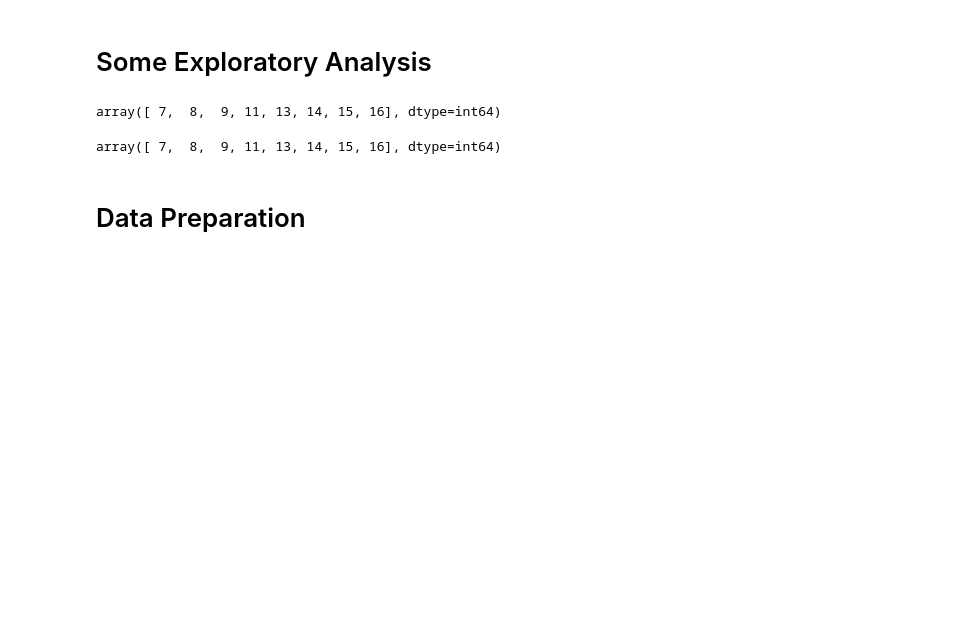
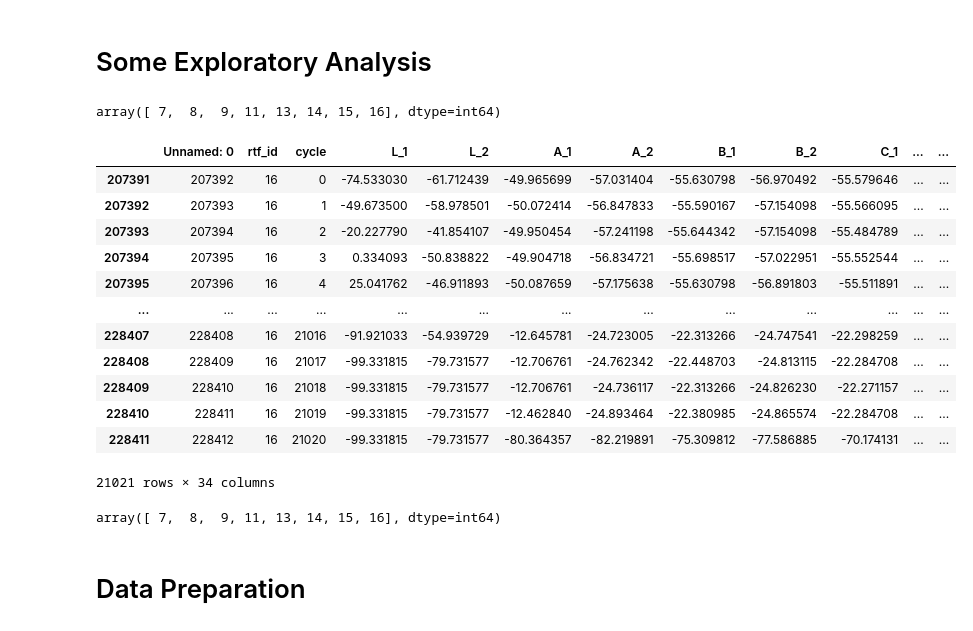
Before and after one commit to JoeZYX/AutoRUL, a Jupyter notebook: kaggel_plant.ipynb, the cells around one changed output. Cells and saved outputs as stored; diff of their text form; code cells hidden in the pictures; blank space fills up the shorter version.

```diff
--- a/kaggel_plant.ipynb
+++ b/kaggel_plant.ipynb
@@ -34,6 +34,22 @@ kaggle_data.head()
 kaggle_data['rtf_id'].unique()
 # %% [output]
 array([ 7,  8,  9, 11, 13, 14, 15, 16], dtype=int64)
+# %%
+kaggle_data[kaggle_data['rtf_id'] == 16]
+# %% [output]
+|  | Unnamed: 0 | rtf_id | cycle | L_1 | L_2 | A_1 | A_2 | B_1 | B_2 | C_1 | ... | ... |
+| 207391 | 207392 | 16 | 0 | -74.533030 | -61.712439 | -49.965699 | -57.031404 | -55.630798 | -56.970492 | -55.579646 | ... | ... |
+| 207392 | 207393 | 16 | 1 | -49.673500 | -58.978501 | -50.072414 | -56.847833 | -55.590167 | -57.154098 | -55.566095 | ... | ... |
+| 207393 | 207394 | 16 | 2 | -20.227790 | -41.854107 | -49.950454 | -57.241198 | -55.644342 | -57.154098 | -55.484789 | ... | ... |
+| 207394 | 207395 | 16 | 3 | 0.334093 | -50.838822 | -49.904718 | -56.834721 | -55.698517 | -57.022951 | -55.552544 | ... | ... |
+| 207395 | 207396 | 16 | 4 | 25.041762 | -46.911893 | -50.087659 | -57.175638 | -55.630798 | -56.891803 | -55.511891 | ... | ... |
+| ... | ... | ... | ... | ... | ... | ... | ... | ... | ... | ... | ... | ... |
+| 228407 | 228408 | 16 | 21016 | -91.921033 | -54.939729 | -12.645781 | -24.723005 | -22.313266 | -24.747541 | -22.298259 | ... | ... |
+| 228408 | 228409 | 16 | 21017 | -99.331815 | -79.731577 | -12.706761 | -24.762342 | -22.448703 | -24.813115 | -22.284708 | ... | ... |
+| 228409 | 228410 | 16 | 21018 | -99.331815 | -79.731577 | -12.706761 | -24.736117 | -22.313266 | -24.826230 | -22.271157 | ... | ... |
+| 228410 | 228411 | 16 | 21019 | -99.331815 | -79.731577 | -12.462840 | -24.893464 | -22.380985 | -24.865574 | -22.284708 | ... | ... |
+| 228411 | 228412 | 16 | 21020 | -99.331815 | -79.731577 | -80.364357 | -82.219891 | -75.309812 | -77.586885 | -70.174131 | ... | ... |
+21021 rows × 34 columns
 # %%
 # we only have 8 rtfs -> very few amount of data
 rtf_ids = kaggle_data['rtf_id'].unique() # very few amount of data compared to cmaps (260 unique engine_ids alone in train set)
```
Also changed, not shown: parts of 26 cells of this notebook, 5 other files.
